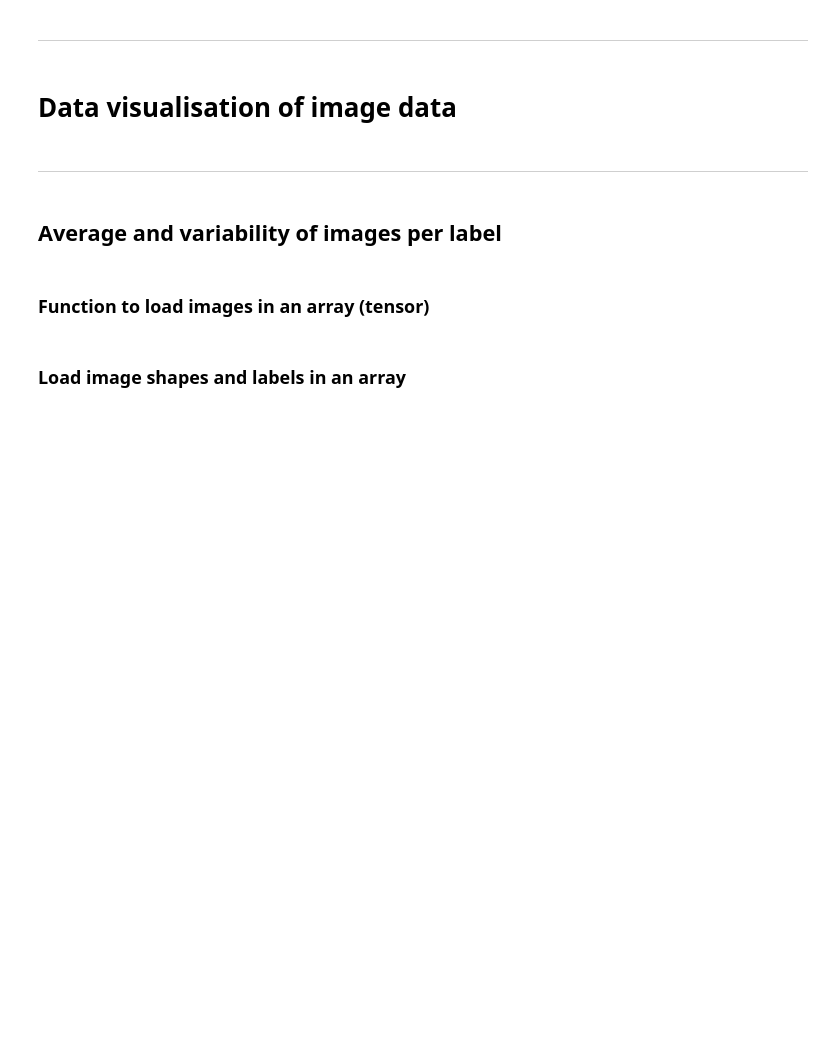
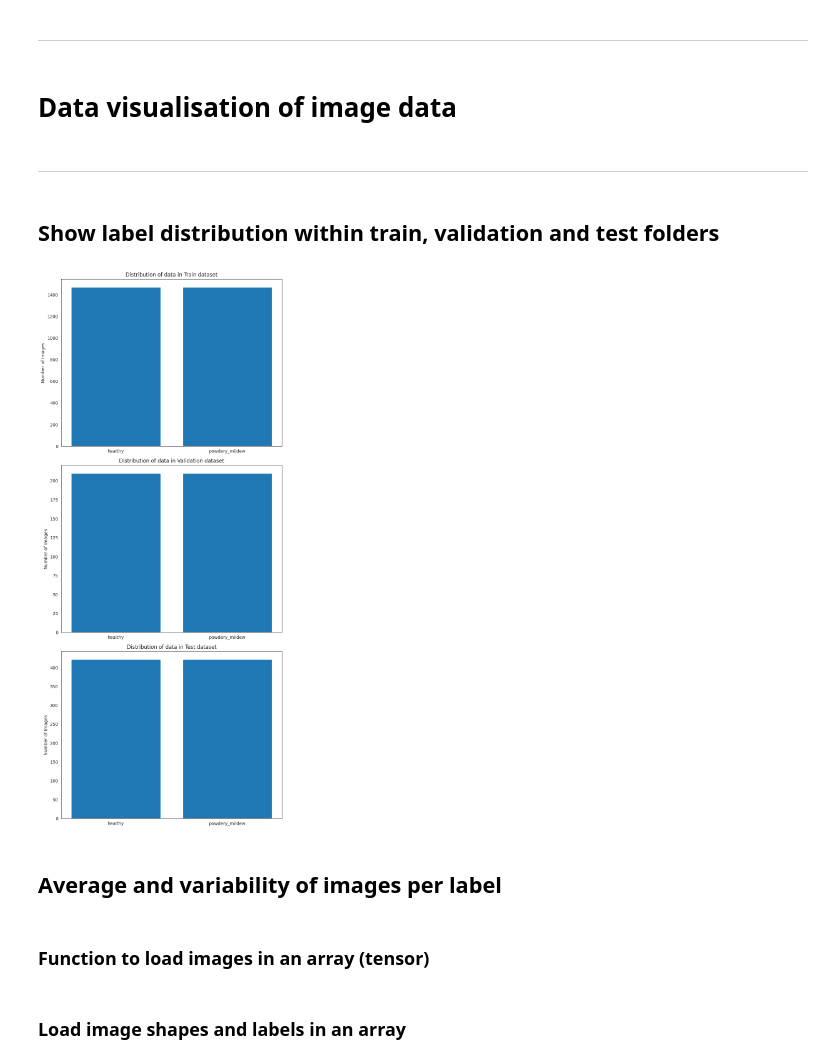
Before and after one commit to idamariasofie/mildew-detection, a Jupyter notebook: jupyter_notebooks/DataVisualization.ipynb, the cells around one changed output. Cells and saved outputs as stored; diff of their text form; code cells hidden in the pictures; blank space fills up the shorter version.

Commit message:
create label_distribution.png

```diff
--- a/jupyter_notebooks/DataVisualization.ipynb
+++ b/jupyter_notebooks/DataVisualization.ipynb
@@ -132,6 +117,38 @@ Label for the images are ['healthy', 'powdery_mildew']
 # Data visualisation of image data
 # %% [markdown]
 ---
+# %% [markdown]
+## Show label distribution within train, validation and test folders
+# %%
+import matplotlib.pyplot as plt
+import os
+
+data_dir = "/workspace/mildew-detection/inputs/datasets/cherry-leaves/"
+output_dir = "/workspace/mildew-detection/outputs"
+
+# Define the splits
+splits = ['train', 'validation', 'test']
+categories = os.listdir(os.path.join(data_dir, 'train'))
+
+# Create subplots
+fig, axes = plt.subplots(len(splits), 1, figsize=(8, 6 * len(splits)))
+
+for i, split in enumerate(splits):
+    category_counts = []
+    for category in categories:
+        category_dir = os.path.join(data_dir, split, category)
+        count = len(os.listdir(category_dir))
+        category_counts.append(count)
+
+    axes[i].bar(categories, category_counts)
+    axes[i].set_ylabel('Number of Images')
+    axes[i].set_title(f'Distribution of data in {split.capitalize()} dataset')
+
+plt.tight_layout()
+plt.savefig(os.path.join(output_dir, 'label_distribution.png'))
+plt.show()
+# %% [output]
+[figure, added]
 # %% [markdown]
 ## Average and variability of images per label
 # %% [markdown]
```
Also changed, not shown: parts of 6 cells of this notebook, 1 other file.
